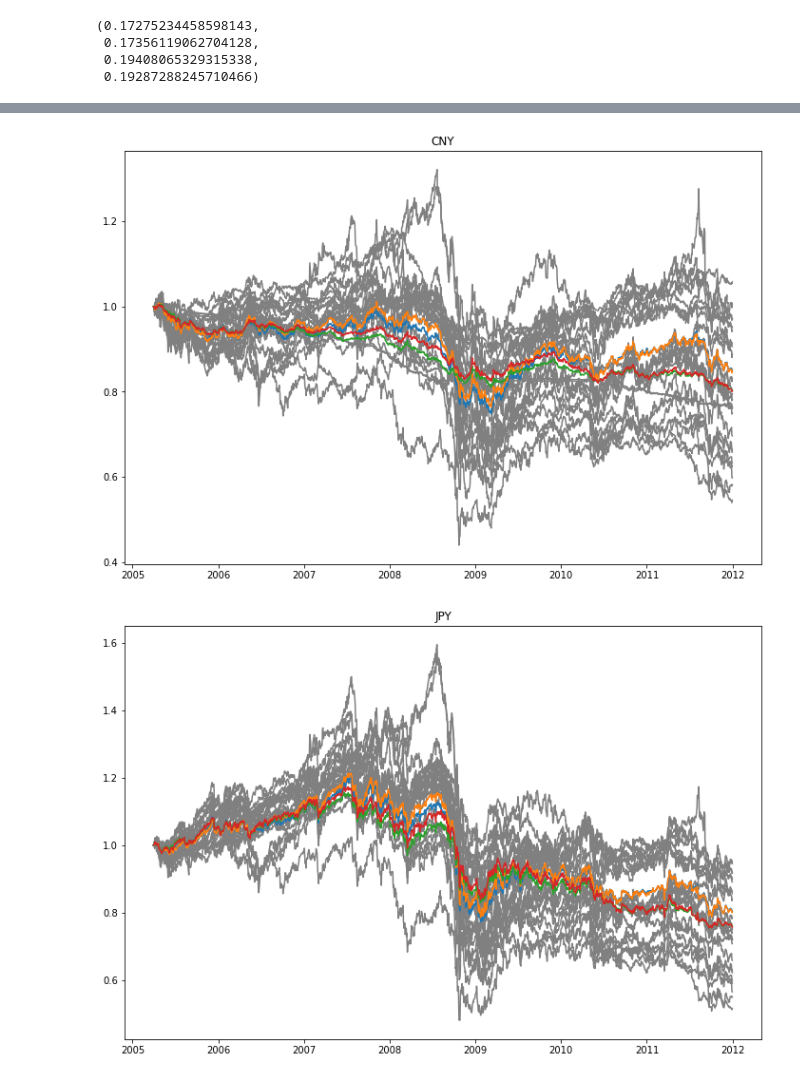
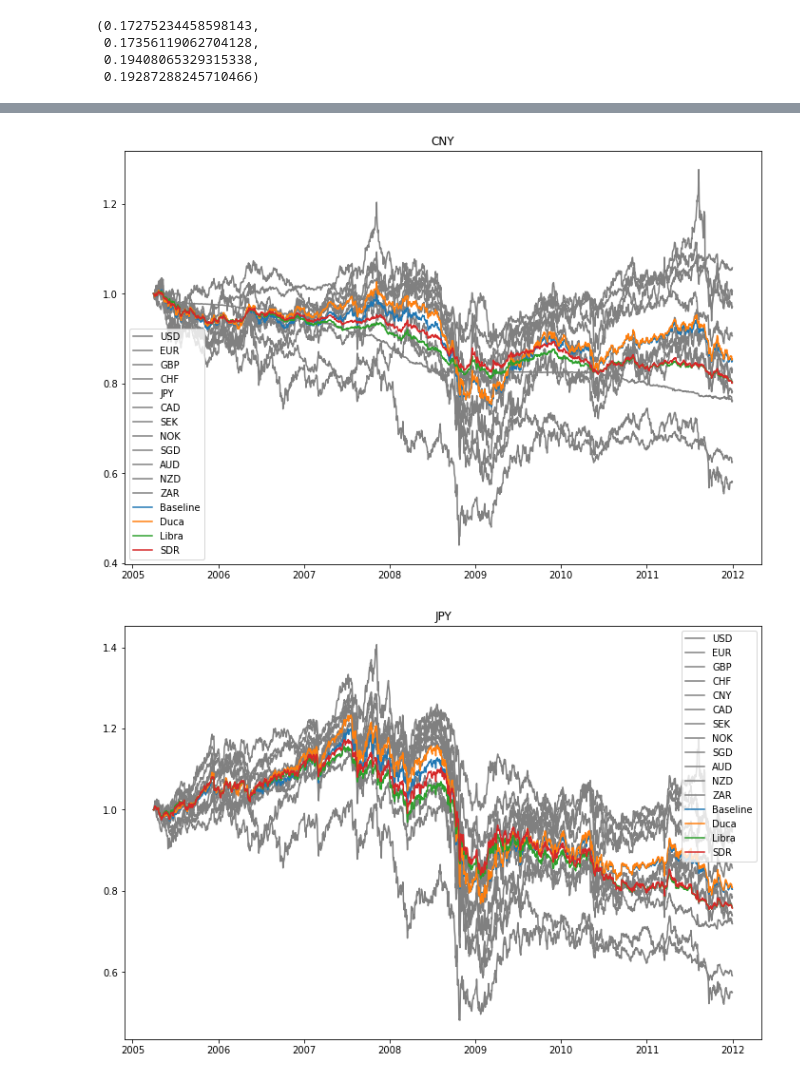
Before and after one commit to DucataDataScience/CurrencyBucket, a Jupyter notebook: BasketOptimalization.ipynb, the cells around one changed output, grey strips where cells are left out. Cells and saved outputs as stored; diff of their text form; code cells hidden in the pictures.

```diff
--- a/BasketOptimalization.ipynb
+++ b/BasketOptimalization.ipynb
@@ -634,7 +651,7 @@ volatilities.groupby("currency").sum().sort_values("volatility")
 duca_mix = result.x
 
 def plot_valuta_mix(weights, base_currency, currencies, label):
-    amounts = weights/weights.sum() * reference_date_exhange_rate
+    amounts = weights/weights.sum() * reference_date_exhange_rate[p13_currencies]
     amounts_through_time = amounts * exchange_table[base_currency]
 
     normalized_amounts_through_time = amounts_through_time.sum(axis=1) / reference_date_exhange_rate[base_currency]
@@ -645,8 +662,8 @@ for base_currency in p13_currencies:
 
     plot_valuta_mix(np.ones(len(duca_mix))/len(duca_mix), base_currency, p13_currencies, "Baseline")
     plot_valuta_mix(duca_mix, base_currency, p13_currencies, "Duca")
-    plot_valuta_mix(get_libra_mix(reference_date_exhange_rate), base_currency, currencies, "Libra")
-    plot_valuta_mix(get_sdr_mix(reference_date_exhange_rate), base_currency, currencies, "SDR")
+    plot_valuta_mix(get_libra_mix(reference_date_exhange_rate), base_currency, p13_currencies, "Libra")
+    plot_valuta_mix(get_sdr_mix(reference_date_exhange_rate), base_currency, p13_currencies, "SDR")
 
-#     plt.legend()
+    plt.legend()
 # %% [output]
@@ -657,2 +674,2 @@ for base_currency in p13_currencies:
-[figure, old version]
+[figure, new version]
-[figure, old version]
+[figure, new version]
```
Also changed, not shown: parts of 2 cells of this notebook, 1 other file.
